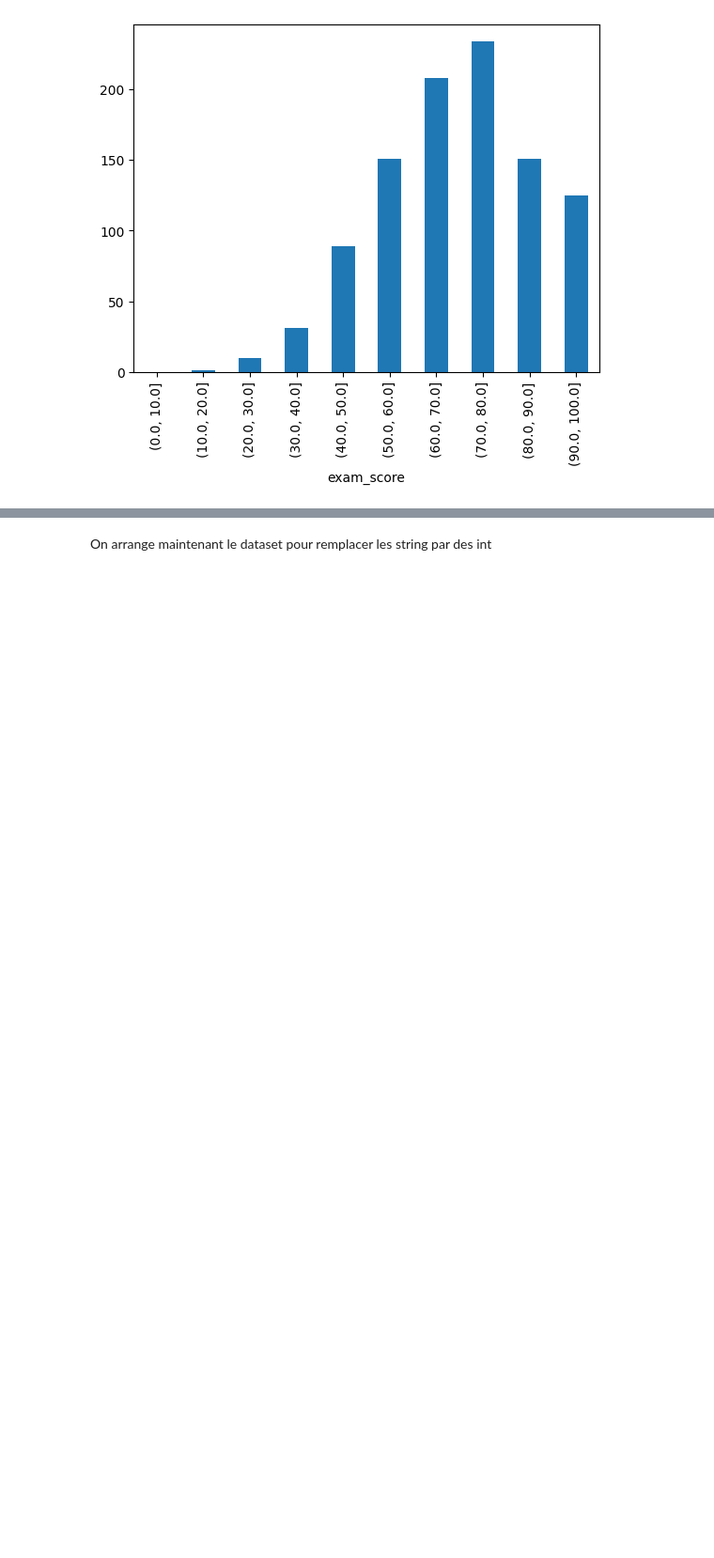
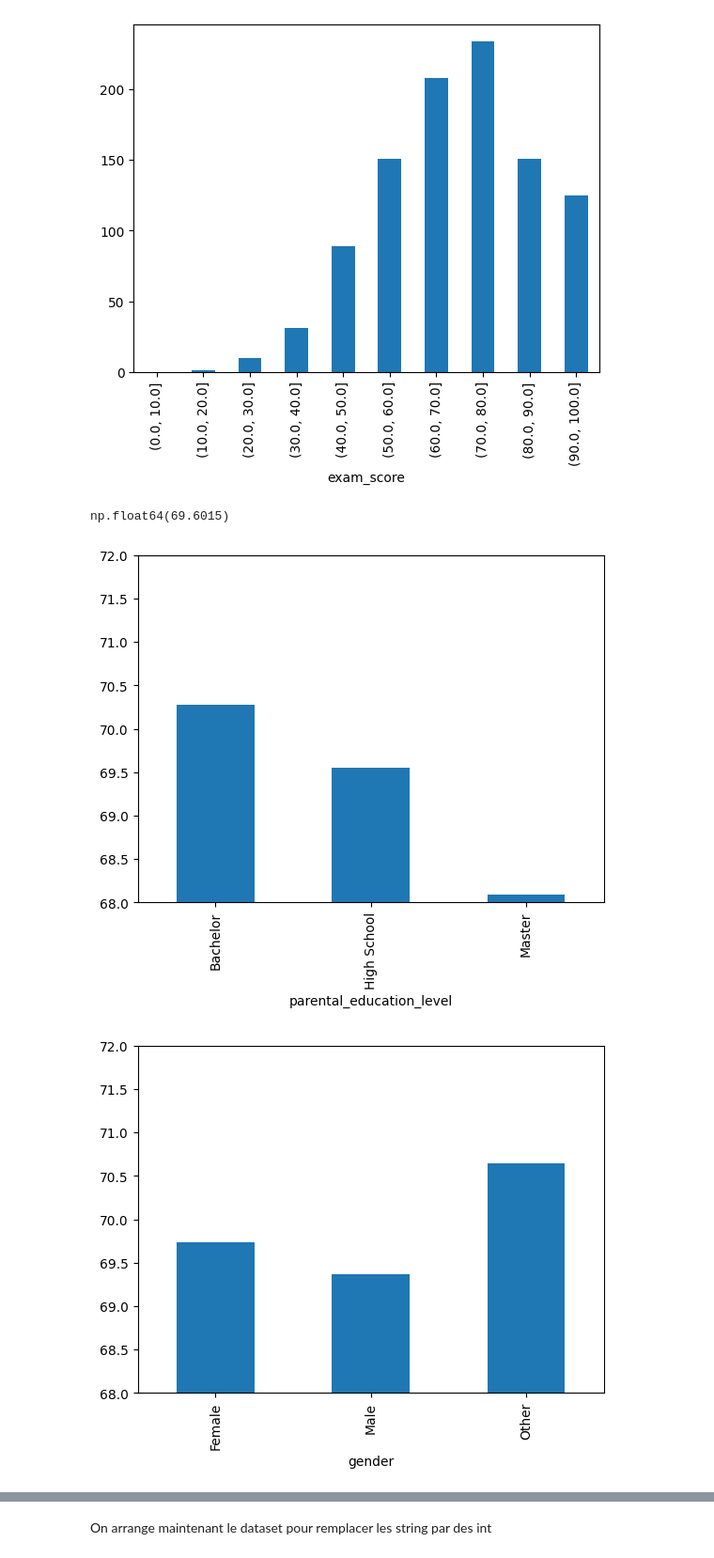
Before and after one commit to EnterN1me/InsaMachineLearningCourse, a Jupyter notebook: main.ipynb, the cells around one changed output, grey strips where cells are left out. Shown at 94% size. Drawn from its saved outputs; the diff is of its cells as text; code cells hidden in the pictures; blank space fills up the shorter version.

Commit message:
more plot

```diff
--- a/main.ipynb
+++ b/main.ipynb
@@ -44,3 +45,21 @@ pd.cut(dataset["exam_score"],[0,10,20,30,40,50,60,70,80,90,100.0]).value_counts(
 # %% [output]
 <Axes: xlabel='exam_score'>
 [figure]
+# %%
+dataset["exam_score"].mean()
+# %% [output]
+np.float64(69.6015)
+# %%
+dataset.groupby("parental_education_level")["exam_score"].mean().plot(kind="bar",ylim=(68,72))
+plt.show()
+dataset.groupby("gender")["exam_score"].mean().plot(kind="bar",ylim=(68,72))
+plt.show()
+dataset.groupby("internet_quality")["exam_score"].mean().plot(kind="bar",ylim=(68,72))
+plt.show()
+dataset.groupby("diet_quality")["exam_score"].mean().plot(kind="bar",ylim=(68,72))
+plt.show()
+dataset.groupby("part_time_job")["exam_score"].mean().plot(kind="bar",ylim=(68,72))
+plt.show()
+# %% [output]
+[figure, added]
+[figure, added]
```
Also changed, not shown: parts of 5 cells of this notebook.
